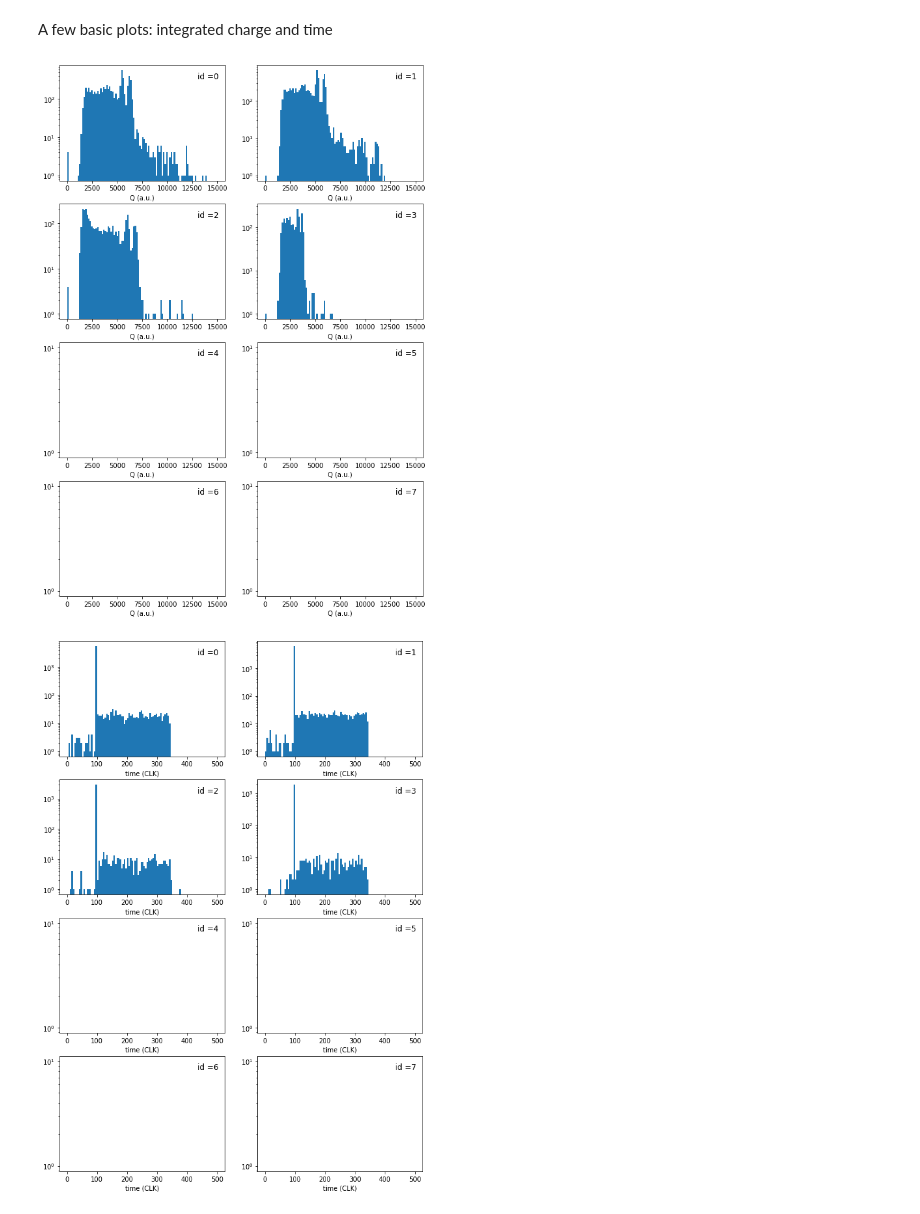
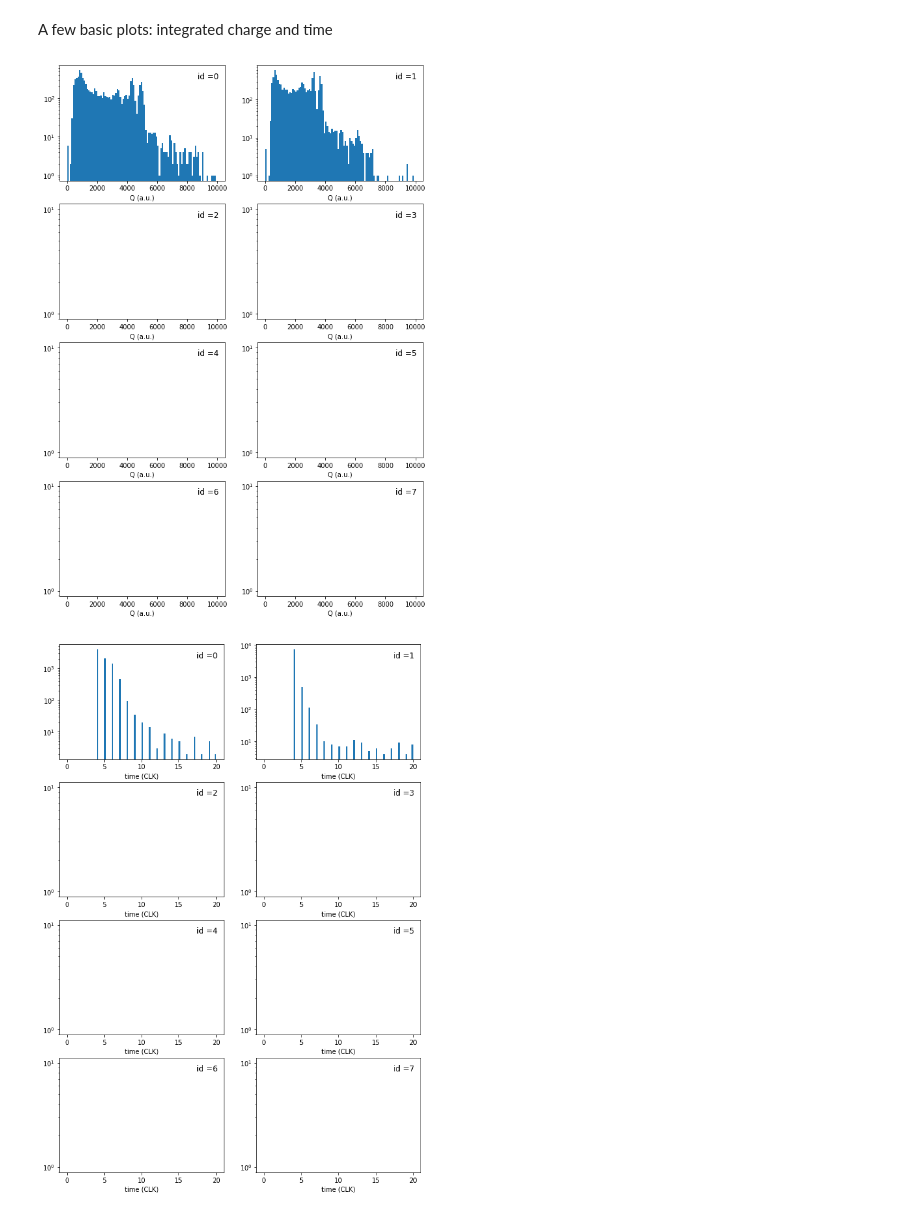
Before and after one commit to acolijn/DT5550_DAQ, a Jupyter notebook: analysis/decode_example.ipynb, the cells around one changed output. Drawn from its saved outputs; the diff is of its cells as text; code cells hidden in the pictures.

```diff
--- a/analysis/decode_example.ipynb
+++ b/analysis/decode_example.ipynb
@@ -13,8 +13,8 @@ from DT5550 import DT5550
 # %% [markdown]
 Filename to process
 # %%
-#filename = '../daq/ReadoutClient/co60_tmode0_100k.raw'
-filename = '../daq/ReadoutClient/real_data_10k.raw'
+filename = '../daq/ReadoutClient/test.raw'
+#filename = '../daq/ReadoutClient/real_data_10k.raw'
 # %% [markdown]
 Open a datafile and read the data
 # %%
@@ -61,10 +87,10 @@ plt.yscale('log')
 # %% [markdown]
 A few basic plots: integrated charge and time
 # %%
-io.plot_all(type="charge",range=(0,15000),logy=True)
+io.plot_all(type="charge",range=(0,10000),bins=100,logy=True)
 # %% [output]
-[figure, old version]
+[figure, new version]
 # %%
-io.plot_all(type="time",range=(0,500),logy=True)
+io.plot_all(type="time",range=(0,20),bins=100,logy=True)
 # %% [output]
-[figure, old version]
+[figure, new version]
```
Also changed, not shown: parts of 10 cells of this notebook, 10 other files.
